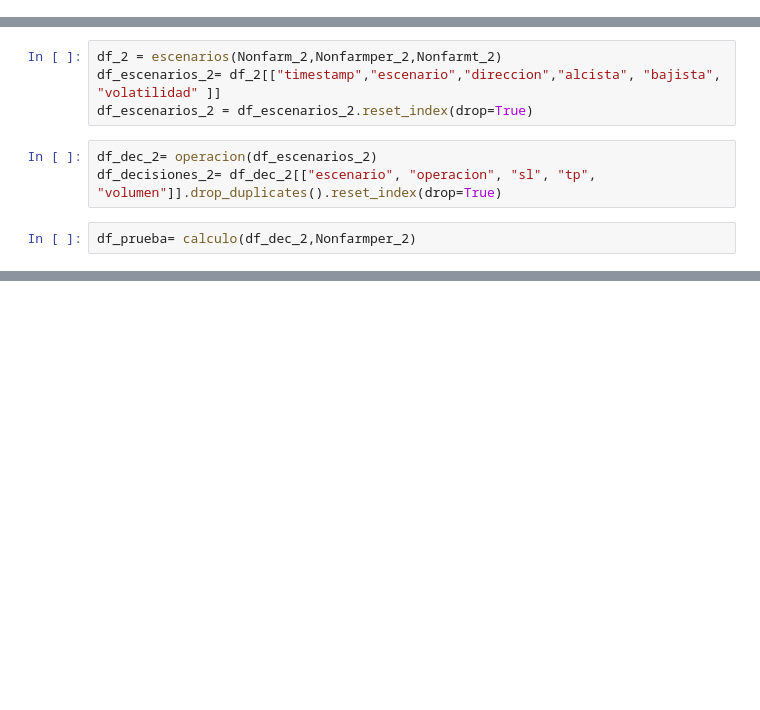
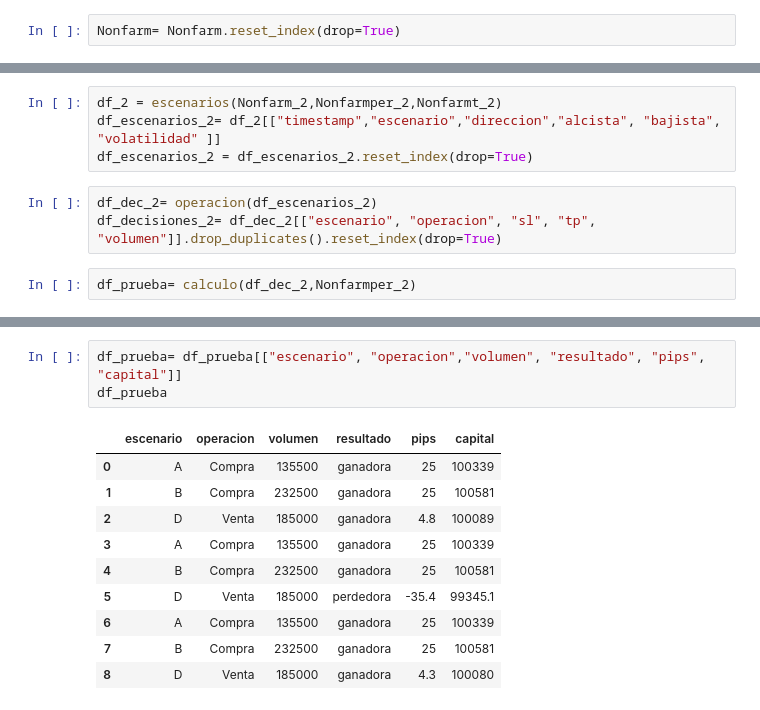
Before and after one commit to jocelynmedel/MyST_ProyectoFinal, a Jupyter notebook: ProyectoFinal-MAJ.ipynb, the cells around one changed output, grey strips where cells are left out. Cells and saved outputs as stored; diff of their text form; blank space fills up the shorter version.

```diff
--- a/ProyectoFinal-MAJ.ipynb
+++ b/ProyectoFinal-MAJ.ipynb
@@ -418,6 +387,8 @@ df_backtest
 # %%
 prices_2 = pd.read_csv('precios_historicos_eurusd_2019.csv',header=0, index_col=None, parse_dates=False)
 prices_2['timestamp'] = [pd.to_datetime(prices_2.iat[i,0]).tz_localize('GMT') for i in range(len(prices_2))] # Timestamp a 'GMT'
+# %%
+Nonfarm= Nonfarm.reset_index(drop=True)
 # %%
 Nonfarm_2 = clase(Nonfarm)
 Nonfarmper_2,Nonfarmt_2 = periodos(Nonfarm_2,prices_2)
@@ -446,0 +405,14 @@ df_prueba
+# %%
+df_prueba= df_prueba[["escenario", "operacion","volumen", "resultado", "pips", "capital"]]
+df_prueba
+# %% [output]
+|  | escenario | operacion | volumen | resultado | pips | capital |
+| 0 | A | Compra | 135500 | ganadora | 25 | 100339 |
+| 1 | B | Compra | 232500 | ganadora | 25 | 100581 |
+| 2 | D | Venta | 185000 | ganadora | 4.8 | 100089 |
+| 3 | A | Compra | 135500 | ganadora | 25 | 100339 |
+| 4 | B | Compra | 232500 | ganadora | 25 | 100581 |
+| 5 | D | Venta | 185000 | perdedora | -35.4 | 99345.1 |
+| 6 | A | Compra | 135500 | ganadora | 25 | 100339 |
+| 7 | B | Compra | 232500 | ganadora | 25 | 100581 |
+| 8 | D | Venta | 185000 | ganadora | 4.3 | 100080 |
```
Also changed, not shown: parts of 5 cells of this notebook.
